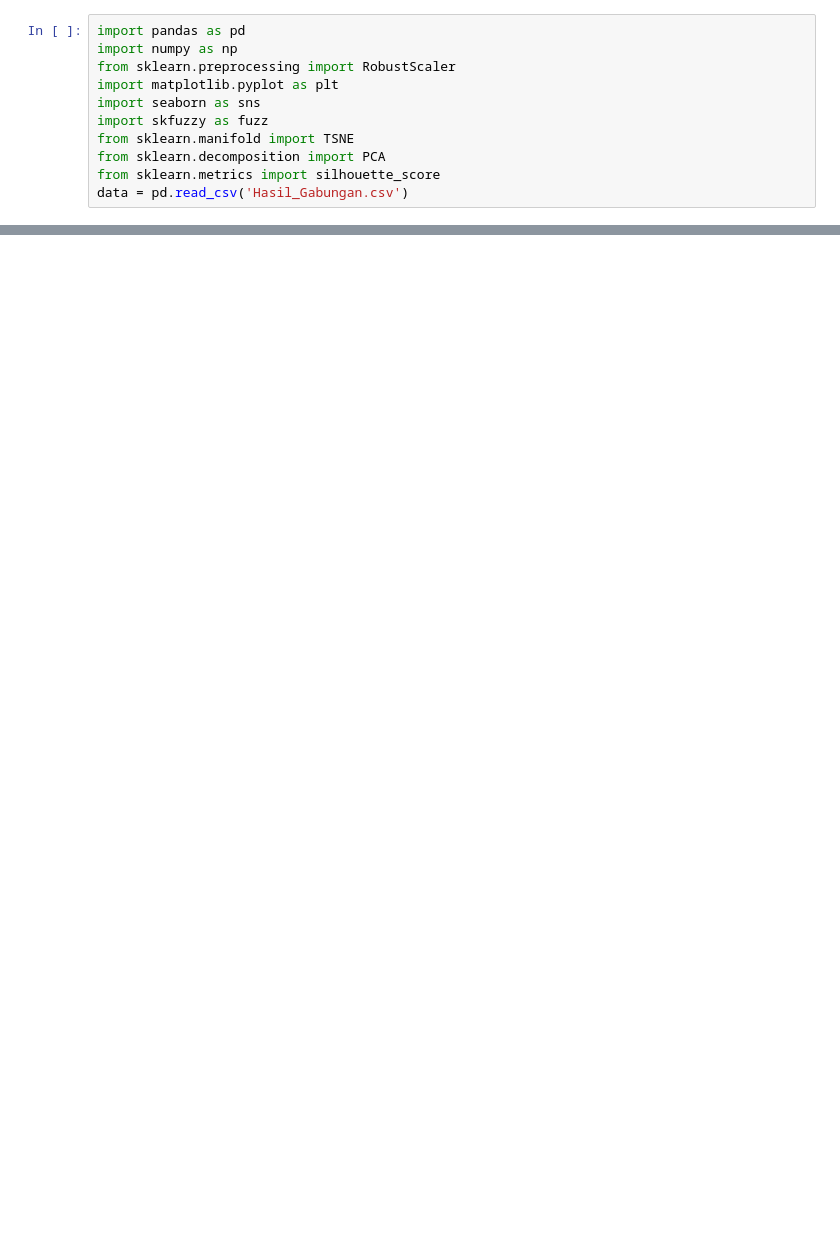
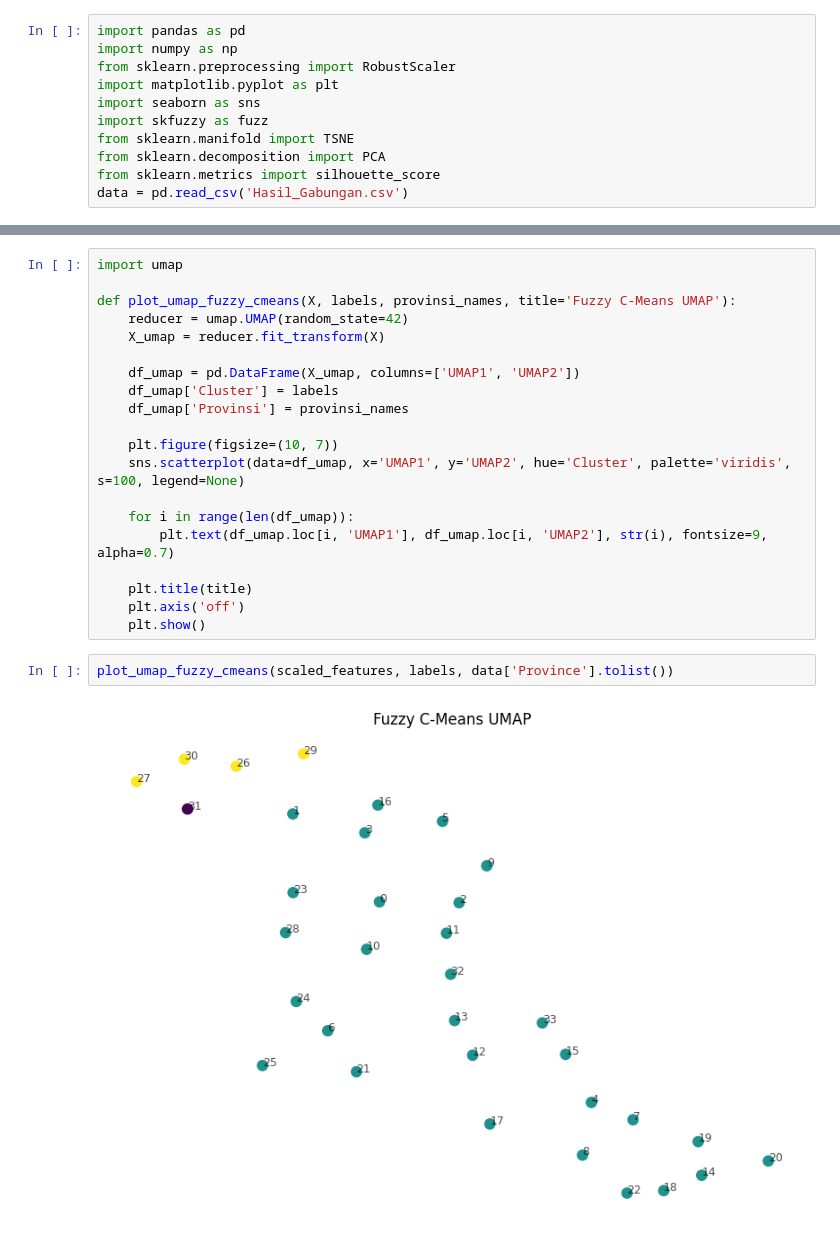
Before and after one commit to XQVWMM/konsumsi-listrik-notebook, a Jupyter notebook: FuzzyCMeans.ipynb, the cells around one changed output, grey strips where cells are left out. Cells and saved outputs as stored; diff of their text form; blank space fills up the shorter version.

```diff
--- a/FuzzyCMeans.ipynb
+++ b/FuzzyCMeans.ipynb
@@ -109,0 +128,24 @@ plot_tsne_with_clusters(scaled_features, labels, data['Province'].tolist())
+# %%
+import umap
+
+def plot_umap_fuzzy_cmeans(X, labels, provinsi_names, title='Fuzzy C-Means UMAP'):
+    reducer = umap.UMAP(random_state=42)
+    X_umap = reducer.fit_transform(X)
+
+    df_umap = pd.DataFrame(X_umap, columns=['UMAP1', 'UMAP2'])
+    df_umap['Cluster'] = labels
+    df_umap['Provinsi'] = provinsi_names
+
+    plt.figure(figsize=(10, 7))
+    sns.scatterplot(data=df_umap, x='UMAP1', y='UMAP2', hue='Cluster', palette='viridis', s=100, legend=None)
+
+    for i in range(len(df_umap)):
+        plt.text(df_umap.loc[i, 'UMAP1'], df_umap.loc[i, 'UMAP2'], str(i), fontsize=9, alpha=0.7)
+
+    plt.title(title)
+    plt.axis('off')
+    plt.show()
+# %%
+plot_umap_fuzzy_cmeans(scaled_features, labels, data['Province'].tolist())
+# %% [output]
+[figure, added]
```
Also changed, not shown: parts of 4 cells of this notebook, 6 other files.
